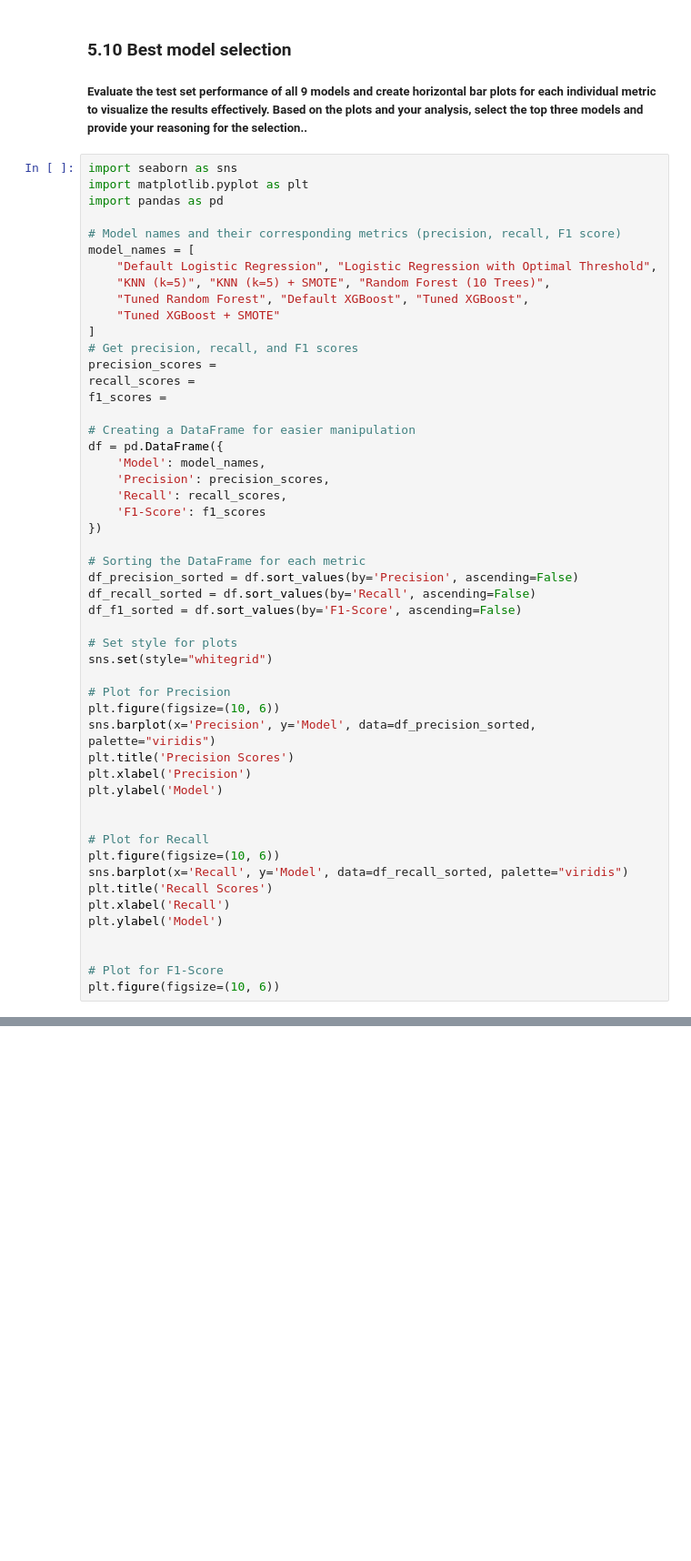
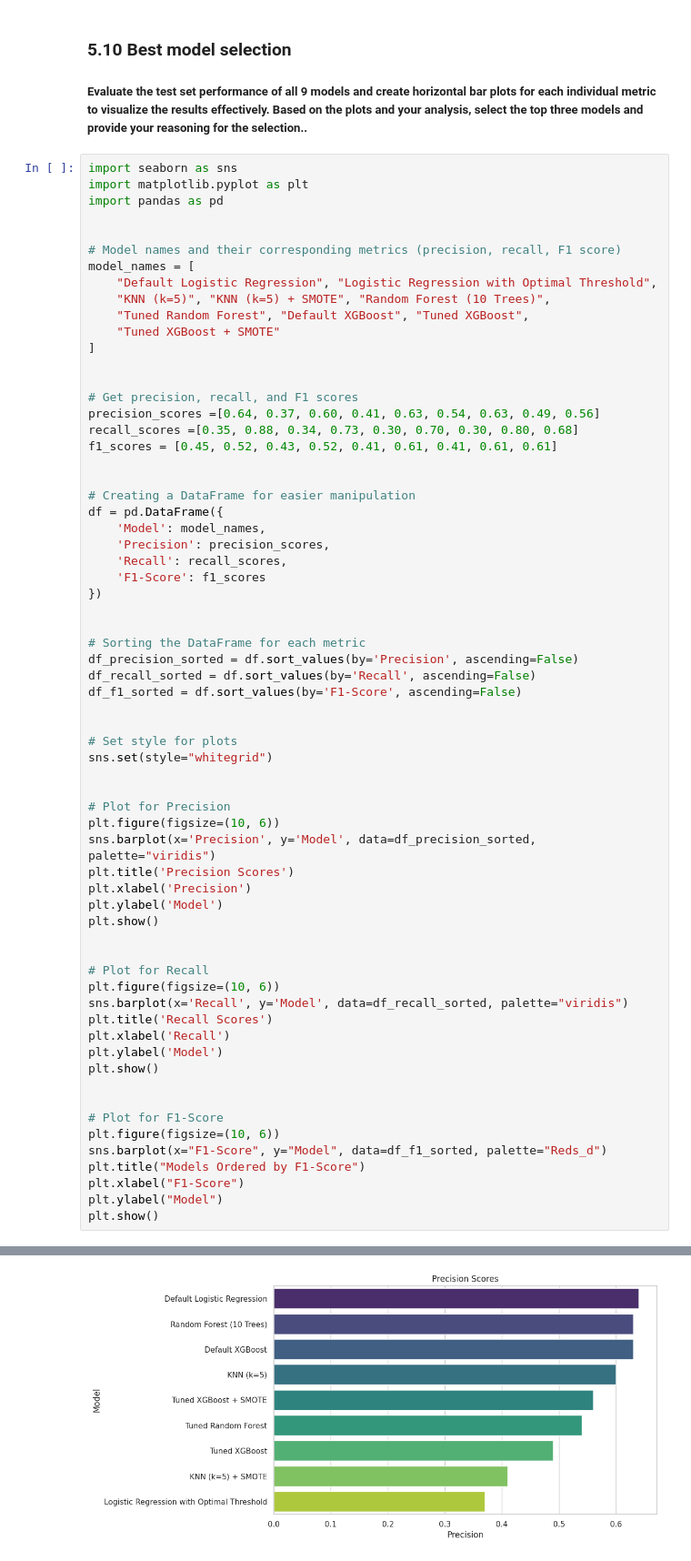
Before and after one commit to hgmhd7/AI-Machine-Learning, a Jupyter notebook: Model_Evaluation.ipynb, the cells around one changed output, grey strips where cells are left out. Shown at 91% size. Drawn from its saved outputs; the diff is of its cells as text; blank space fills up the shorter version.

```diff
--- a/Model_Evaluation.ipynb
+++ b/Model_Evaluation.ipynb
@@ -823,6 +823,7 @@ F1-Score: 0.61
 import seaborn as sns
 import matplotlib.pyplot as plt
 import pandas as pd
+
 
 # Model names and their corresponding metrics (precision, recall, F1 score)
 model_names = [
@@ -831,10 +832,13 @@ model_names = [
     "Tuned Random Forest", "Default XGBoost", "Tuned XGBoost",
     "Tuned XGBoost + SMOTE"
 ]
+
+
 # Get precision, recall, and F1 scores
-precision_scores =
-recall_scores =
-f1_scores =
+precision_scores =[0.64, 0.37, 0.60, 0.41, 0.63, 0.54, 0.63, 0.49, 0.56]
+recall_scores =[0.35, 0.88, 0.34, 0.73, 0.30, 0.70, 0.30, 0.80, 0.68]
+f1_scores = [0.45, 0.52, 0.43, 0.52, 0.41, 0.61, 0.41, 0.61, 0.61]
+
 
 # Creating a DataFrame for easier manipulation
 df = pd.DataFrame({
@@ -844,13 +848,16 @@ df = pd.DataFrame({
     'F1-Score': f1_scores
 })
 
+
 # Sorting the DataFrame for each metric
 df_precision_sorted = df.sort_values(by='Precision', ascending=False)
 df_recall_sorted = df.sort_values(by='Recall', ascending=False)
 df_f1_sorted = df.sort_values(by='F1-Score', ascending=False)
 
+
 # Set style for plots
 sns.set(style="whitegrid")
+
 
 # Plot for Precision
 plt.figure(figsize=(10, 6))
@@ -858,6 +865,7 @@ sns.barplot(x='Precision', y='Model', data=df_precision_sorted, palette="viridis
 plt.title('Precision Scores')
 plt.xlabel('Precision')
 plt.ylabel('Model')
+plt.show()
 
 
 # Plot for Recall
@@ -866,8 +874,14 @@ sns.barplot(x='Recall', y='Model', data=df_recall_sorted, palette="viridis")
 plt.title('Recall Scores')
 plt.xlabel('Recall')
 plt.ylabel('Model')
+plt.show()
 
 
 # Plot for F1-Score
 plt.figure(figsize=(10, 6))
+sns.barplot(x="F1-Score", y="Model", data=df_f1_sorted, palette="Reds_d")
+plt.title("Models Ordered by F1-Score")
+plt.xlabel("F1-Score")
+plt.ylabel("Model")
+plt.show()
 # %% [output]
@@ -874,0 +891 @@ SyntaxError: invalid syntax (<ipython-input-38-0e261bd1cc27>, line 13)
+[figure, added]
```
Also changed, not shown: parts of 2 cells of this notebook.
